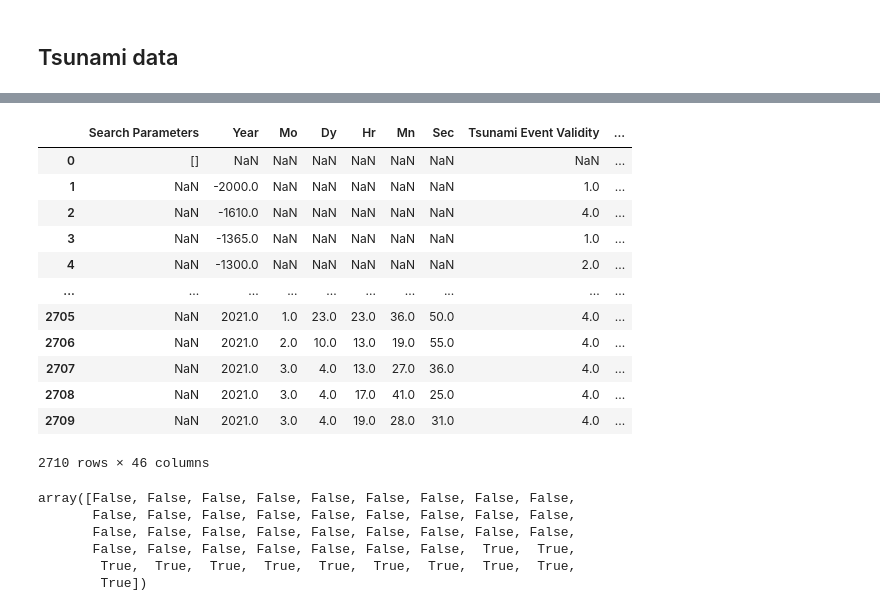
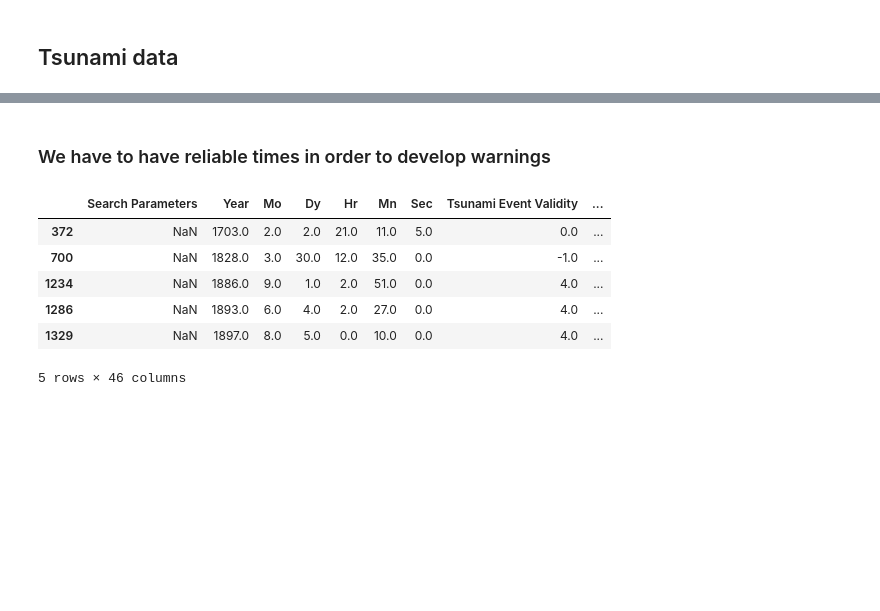
Before and after one commit to hrokr/Pybraries, a Jupyter notebook: folium/quakes/quake.ipynb, the cells around one changed output, grey strips where cells are left out. Cells and saved outputs as stored; diff of their text form; code cells hidden in the pictures; blank space fills up the shorter version.

Commit message:
Add: cleaning tsunami data

```diff
--- a/folium/quakes/quake.ipynb
+++ b/folium/quakes/quake.ipynb
@@ -162,28 +196,17 @@ cd data
 /Users/alex/Code/Pybraries/folium/Quakes/data
 # %%
 tsunami = pd.read_csv('tsunamis-2021-03-06_22-27-38_-0500.tsv', sep='\t')
+# %% [markdown]
+### We have to have reliable times in order to develop warnings
+# %%
+tsunami = tsunami.dropna(subset=['Earthquake Magnitude', 'Year', 'Mo', 'Dy', 'Hr', 'Mn', 'Sec'])
 # %%
-tsunami
+tsunami.head()
 # %% [output]
 |  | Search Parameters | Year | Mo | Dy | Hr | Mn | Sec | Tsunami Event Validity | ... |
-| 0 | [] | NaN | NaN | NaN | NaN | NaN | NaN | NaN | ... |
-| 1 | NaN | -2000.0 | NaN | NaN | NaN | NaN | NaN | 1.0 | ... |
-| 2 | NaN | -1610.0 | NaN | NaN | NaN | NaN | NaN | 4.0 | ... |
-| 3 | NaN | -1365.0 | NaN | NaN | NaN | NaN | NaN | 1.0 | ... |
-| 4 | NaN | -1300.0 | NaN | NaN | NaN | NaN | NaN | 2.0 | ... |
-| ... | ... | ... | ... | ... | ... | ... | ... | ... | ... |
-| 2705 | NaN | 2021.0 | 1.0 | 23.0 | 23.0 | 36.0 | 50.0 | 4.0 | ... |
-| 2706 | NaN | 2021.0 | 2.0 | 10.0 | 13.0 | 19.0 | 55.0 | 4.0 | ... |
-| 2707 | NaN | 2021.0 | 3.0 | 4.0 | 13.0 | 27.0 | 36.0 | 4.0 | ... |
-| 2708 | NaN | 2021.0 | 3.0 | 4.0 | 17.0 | 41.0 | 25.0 | 4.0 | ... |
-| 2709 | NaN | 2021.0 | 3.0 | 4.0 | 19.0 | 28.0 | 31.0 | 4.0 | ... |
+| 372 | NaN | 1703.0 | 2.0 | 2.0 | 21.0 | 11.0 | 5.0 | 0.0 | ... |
+| 700 | NaN | 1828.0 | 3.0 | 30.0 | 12.0 | 35.0 | 0.0 | -1.0 | ... |
+| 1234 | NaN | 1886.0 | 9.0 | 1.0 | 2.0 | 51.0 | 0.0 | 4.0 | ... |
+| 1286 | NaN | 1893.0 | 6.0 | 4.0 | 2.0 | 27.0 | 0.0 | 4.0 | ... |
+| 1329 | NaN | 1897.0 | 8.0 | 5.0 | 0.0 | 10.0 | 0.0 | 4.0 | ... |
-2710 rows × 46 columns
+5 rows × 46 columns
-# %%
-tsunami.columns.str.startswith('Total')
-# %% [output]
-array([False, False, False, False, False, False, False, False, False,
-       False, False, False, False, False, False, False, False, False,
-       False, False, False, False, False, False, False, False, False,
-       False, False, False, False, False, False, False,  True,  True,
-        True,  True,  True,  True,  True,  True,  True,  True,  True,
-        True])
```
Also changed, not shown: parts of 21 cells of this notebook.
